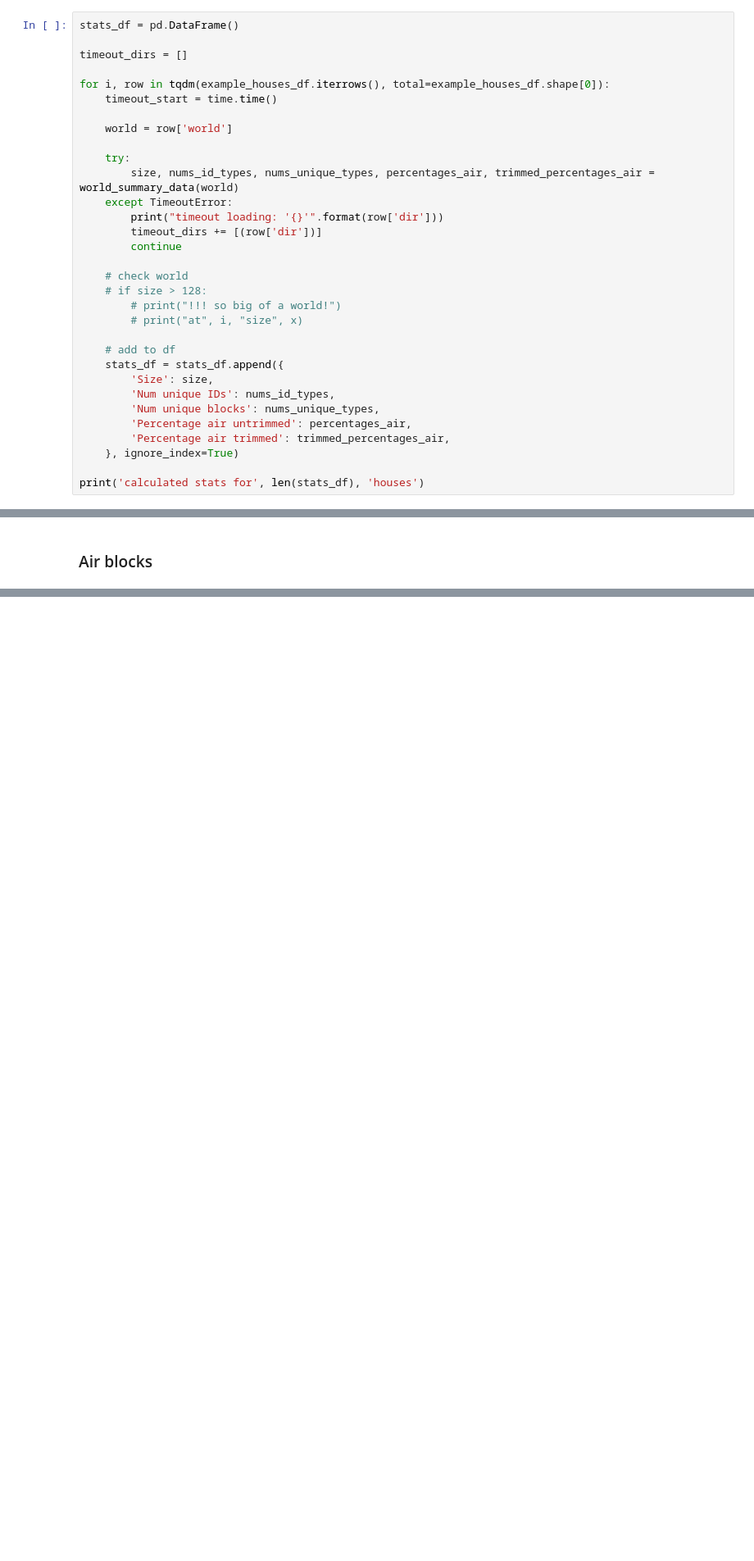
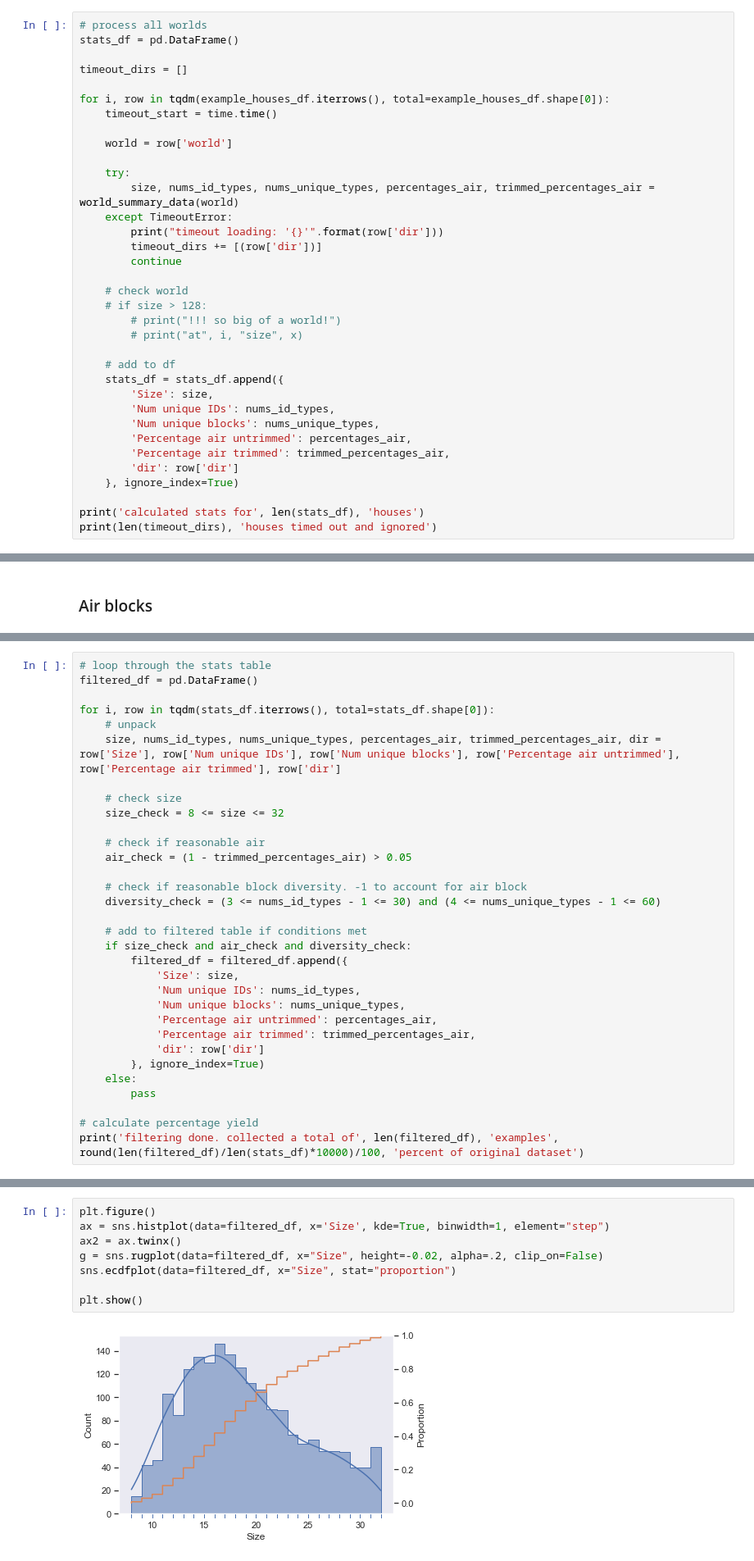
Before and after one commit to chaosarium/3D-GANCA, a Jupyter notebook: dataset/data-wraggle.ipynb, the cells around one changed output, grey strips where cells are left out. Shown at 82% size. Cells and saved outputs as stored; diff of their text form; blank space fills up the shorter version.

```diff
--- a/dataset/training-visualize.ipynb
+++ b/dataset/data-wraggle.ipynb
@@ -222,6 +222,7 @@ def world_summary_data(world):
 
     return size, nums_id_types, nums_unique_types, percentages_air, trimmed_percentages_air
 # %%
+# process all worlds
 stats_df = pd.DataFrame()
 
 timeout_dirs = []
@@ -250,8 +251,10 @@ for i, row in tqdm(example_houses_df.iterrows(), total=example_houses_df.shape[0
         'Num unique blocks': nums_unique_types,
         'Percentage air untrimmed': percentages_air,
         'Percentage air trimmed': trimmed_percentages_air,
+        'dir': row['dir']
     }, ignore_index=True)
 
 print('calculated stats for', len(stats_df), 'houses')
+print(len(timeout_dirs), 'houses timed out and ignored')
 # %% [output]
 timeout loading: 'workdir.2018-08-25-01:51:28.ip-172-31-9-19'
@@ -431,0 +447,32 @@ Seeing that some training examples have very limited variety of block types or o
+# %%
+# loop through the stats table
+filtered_df = pd.DataFrame()
+
+for i, row in tqdm(stats_df.iterrows(), total=stats_df.shape[0]):
+    # unpack
+    size, nums_id_types, nums_unique_types, percentages_air, trimmed_percentages_air, dir = row['Size'], row['Num unique IDs'], row['Num unique blocks'], row['Percentage air untrimmed'], row['Percentage air trimmed'], row['dir']
+
+    # check size
+    size_check = 8 <= size <= 32
+
+    # check if reasonable air
+    air_check = (1 - trimmed_percentages_air) > 0.05
+
+    # check if reasonable block diversity. -1 to account for air block
+    diversity_check = (3 <= nums_id_types - 1 <= 30) and (4 <= nums_unique_types - 1 <= 60)
+
+    # add to filtered table if conditions met
+    if size_check and air_check and diversity_check:
+        filtered_df = filtered_df.append({
+            'Size': size,
+            'Num unique IDs': nums_id_types,
+            'Num unique blocks': nums_unique_types,
+            'Percentage air untrimmed': percentages_air,
+            'Percentage air trimmed': trimmed_percentages_air,
+            'dir': row['dir']
+        }, ignore_index=True)
+    else:
+        pass
+
+# calculate percentage yield
+print('filtering done. collected a total of', len(filtered_df), 'examples', round(len(filtered_df)/len(stats_df)*10000)/100, 'percent of original dataset')
@@ -433,0 +503,10 @@ The data selection procedure led to a subset of _ valid training examples in the
+# %%
+plt.figure()
+ax = sns.histplot(data=filtered_df, x='Size', kde=True, binwidth=1, element="step")
+ax2 = ax.twinx()
+g = sns.rugplot(data=filtered_df, x="Size", height=-0.02, alpha=.2, clip_on=False)
+sns.ecdfplot(data=filtered_df, x="Size", stat="proportion")
+
+plt.show()
+# %% [output]
+[figure, added]
```
Also changed, not shown: parts of 35 cells of this notebook.
